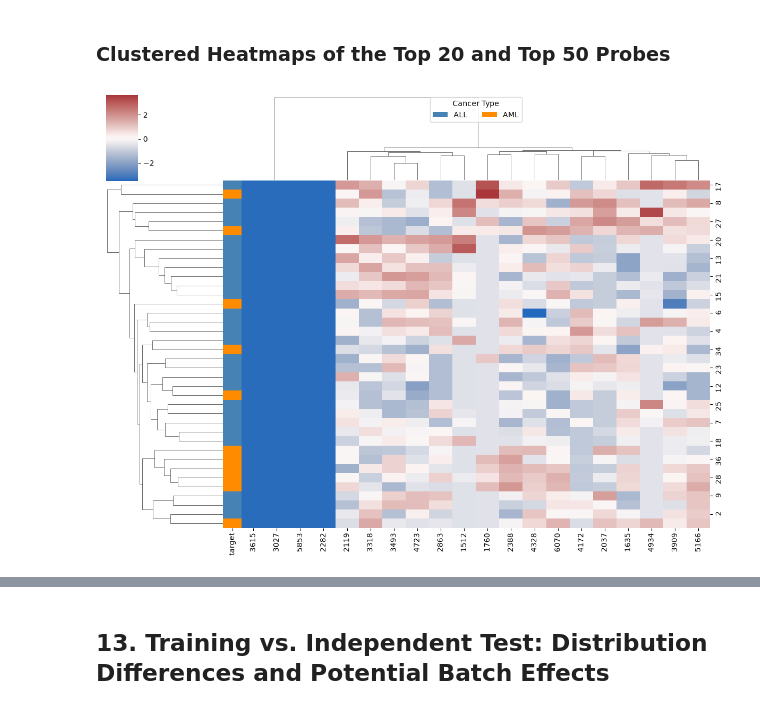
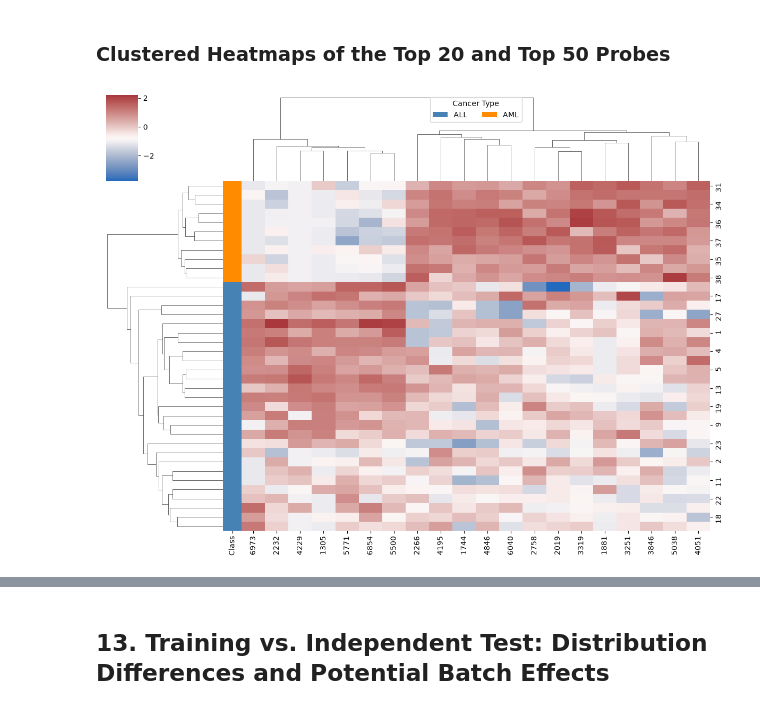
Before and after one commit to zehrarid/cancer-classification-gene-expression, a Jupyter notebook: code/dataPrep.ipynb, the cells around one changed output, grey strips where cells are left out. Saved outputs shown, nothing was run; the diff lists cells and outputs as text; code cells hidden in the pictures.

```diff
--- a/code/dataPrep.ipynb
+++ b/code/dataPrep.ipynb
@@ -184,8 +244,8 @@ plt.show()
 ## 6. Expression Clipping and Log2 Transformation
 # %%
 # Clip expression values
-X_train_clipped = X_train.clip(lower=100, upper=16000)
-X_test_clipped = X_test.clip(lower=100, upper=16000)
+X_train_clipped = X_train.clip(lower=20, upper=16000)
+X_test_clipped = X_test.clip(lower=20, upper=16000)
 
 # Log2 transformation
 X_train_log2 = np.log2(X_train_clipped)
@@ -505,7 +594,7 @@ Significant probes (FDR < 0.05): 612
 class_labels = train_expr.loc[X_top20.index, "target"].map({
     1: "ALL",
     0: "AML"
-})
+}).rename("Class")
 
 class_colors = class_labels.map({
     "ALL": "steelblue",
@@ -514,29 +603,28 @@ class_colors = class_labels.map({
 # %%
 import matplotlib.pyplot as plt
 from matplotlib.patches import Patch
 
 g20 = sns.clustermap(
     X_top20,
     z_score=1,
     cmap="vlag",
     method="average",
     metric="euclidean",
-    figsize=(12, 9),
-    row_colors = class_colors
-)
+    row_colors=class_colors,
+    figsize=(12, 9))
 g20.ax_heatmap.legend(
     handles=[
         Patch(facecolor="steelblue", label="ALL"),
         Patch(facecolor="darkorange", label="AML")
     ],
     title="Cancer Type",
     loc="upper center",
     bbox_to_anchor=(0.5, 1.25),
     ncol=2
 )
 plt.show()
 # %% [output]
-[figure, old version]
+[figure, new version]
 # %%
 g50 = sns.clustermap(
     X_top50,
```
Also changed, not shown: parts of 12 cells of this notebook.
